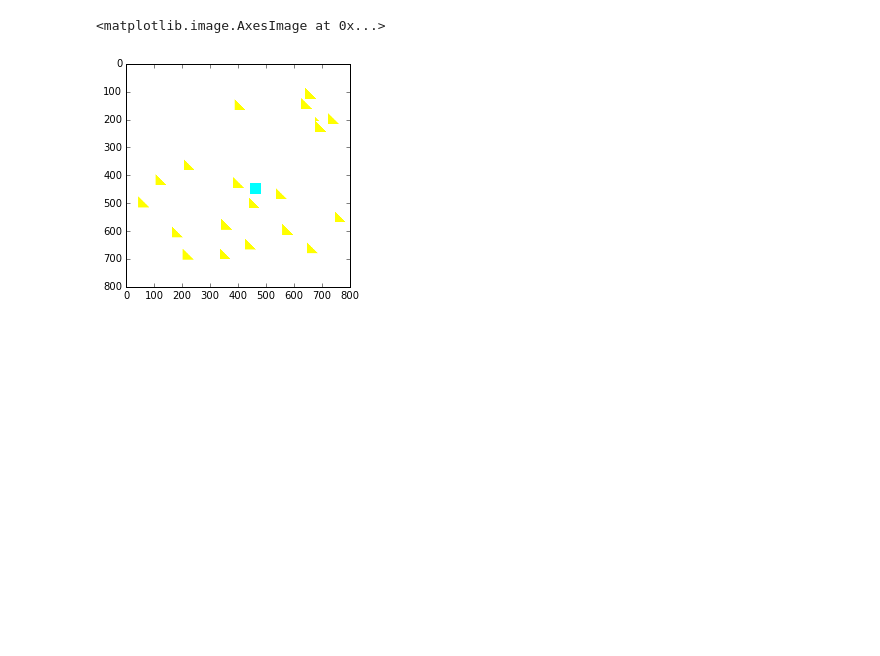
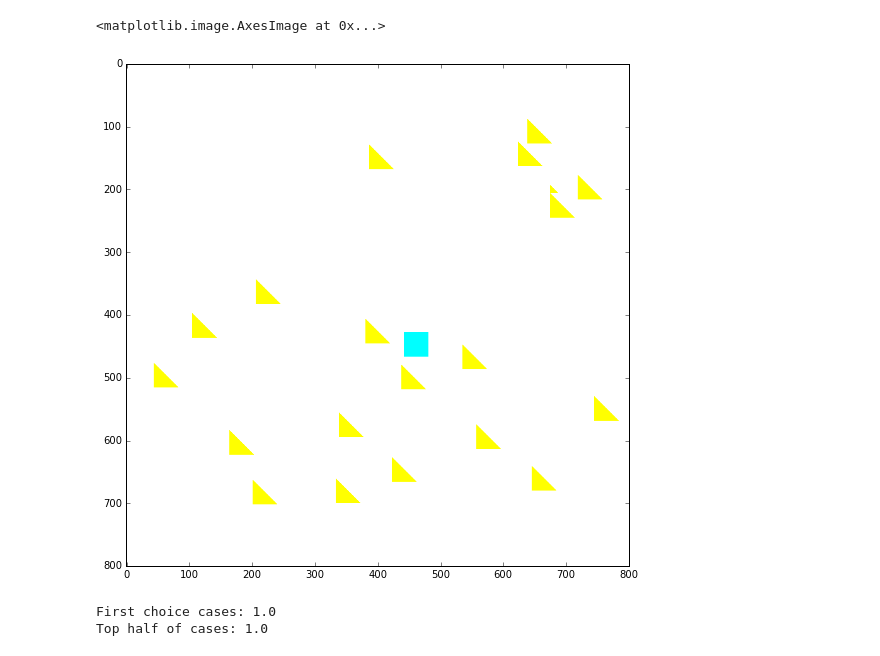
Before and after one commit to hexavi42/eye-see-u, a Jupyter notebook: ModelTest.ipynb, the cells around one changed output. Cells and saved outputs as stored; diff of their text form; code cells hidden in the pictures; blank space fills up the shorter version.

```diff
--- a/ModelTest.ipynb
+++ b/ModelTest.ipynb
@@ -49,5 +33,6 @@ for sector_index in range(len(foo)):
 # %%
-plt.imshow(formRGBImage(data[0]))
+fig = plt.figure(figsize=(16,9))
+plt.imshow(main.formRGBImage(data[0]))
 # %% [output]
 <matplotlib.image.AxesImage at 0x...>
-[figure, old version]
+[figure, new version]
@@ -53,0 +46,14 @@ plt.imshow(formRGBImage(data[0]))
+# %%
+predictions = peri.predict(peri_data[len(data)*3/4:])
+right = 0
+topHalf = 0
+for i, j in enumerate(predictions):
+    if np.argmax(j) == np.argmax(peri_answers[i]):
+        right += 1
+    if np.argmax(peri_answers[i]) in np.argpartition(j, -8)[-8:]:
+        topHalf += 1
+print("First choice cases: {0}".format(float(right)/len(predictions)))
+print("Top half of cases: {0}".format(float(topHalf)/len(predictions)))
+# %% [output]
+First choice cases: 1.0
+Top half of cases: 1.0
```
Also changed, not shown: parts of 13 cells of this notebook, 1 other file.
